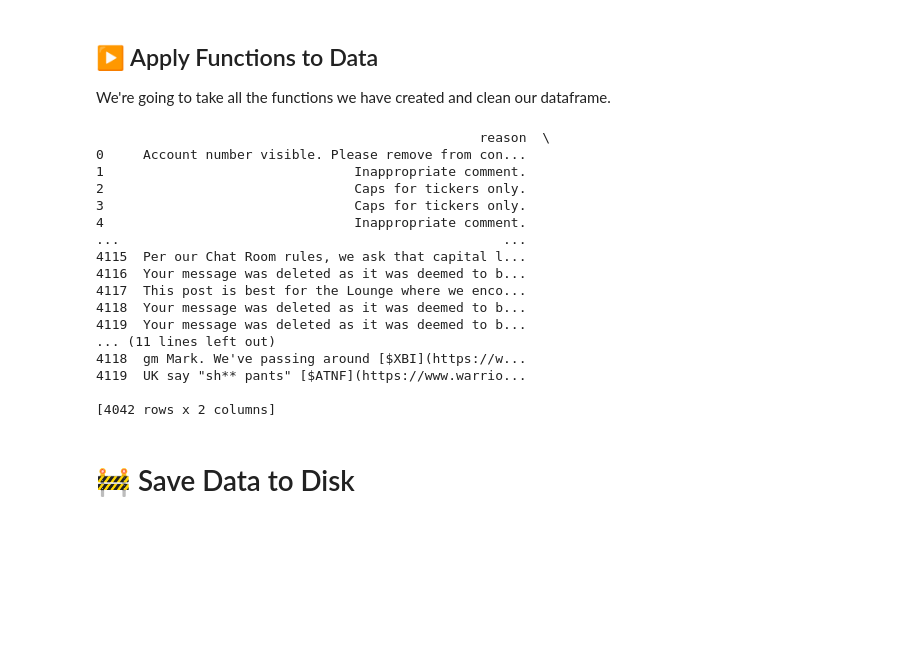
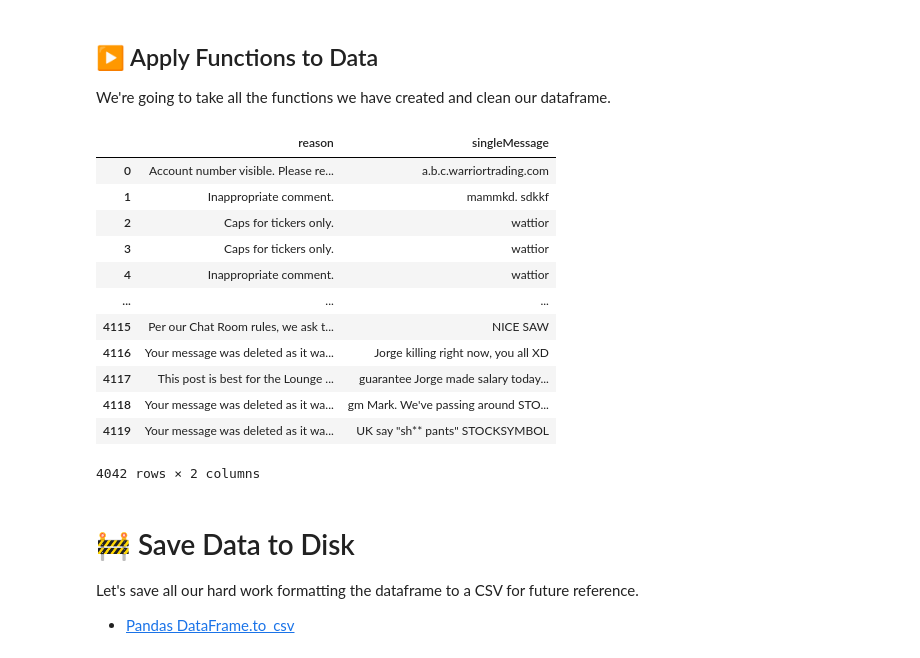
Before and after one commit to duaneleem/research.mldevops, a Jupyter notebook: message-categorization/rnn-softmax-multi-class-text-classify/preprocess-data.ipynb, the cells around one changed output. Saved outputs shown, nothing was run; the diff lists cells and outputs as text; code cells hidden in the pictures; blank space fills up the shorter version.

```diff
--- a/message-categorization/rnn-softmax-multi-class-text-classify/preprocess-data.ipynb
+++ b/message-categorization/rnn-softmax-multi-class-text-classify/preprocess-data.ipynb
@@ -151,4 +206,2 @@ Messages: 4042
-# %%
-df = df.drop(['messages'], axis=1)
 # %% [markdown]
 # Clean Data
@@ -155,3 +212,6 @@ df = df.drop(['messages'], axis=1)
+# %%
+def replaceStockSymbol(text):
+    return re.sub('\[\$.+\]\(.+\)', 'STOCKSYMBOL', text)
 # %% [markdown]
 ## Removing Punctuations and Cleaning Special Characters
 
@@ -318,31 +400,37 @@ We're going to take all the functions we have created and clean our dataframe.
 # %%
 # Apply the functions to the 'singleMessage' column
 
-# TODO: clean_text()
+# replaceStockSymbol(text)
+df['singleMessage'] = df['singleMessage'].apply(replaceStockSymbol)
+
+# clean_text(text)
 df['singleMessage'] = df['singleMessage'].apply(clean_text)
 
+# remove_contractions()
+df['singleMessage'] = df['singleMessage'].apply(remove_contractions)
+
 # TODO: clean_numbers()
-
-# TODO: remove_contractions()
+# df['singleMessage'] = df['singleMessage'].apply(clean_numbers)
 # %%
-print(df)
+# Check out the latest dataframe update.
+display(df)
 # %% [output]
+|  | reason | singleMessage |
+| 0 | Account number visible. Please re... | a.b.c.warriortrading.com |
+| 1 | Inappropriate comment. | mammkd. sdkkf |
+| 2 | Caps for tickers only. | wattior |
+| 3 | Caps for tickers only. | wattior |
+| 4 | Inappropriate comment. | wattior |
+| ... | ... | ... |
+| 4115 | Per our Chat Room rules, we ask t... | NICE SAW |
+| 4116 | Your message was deleted as it wa... | Jorge killing right now, you all XD |
+| 4117 | This post is best for the Lounge ... | guarantee Jorge made salary today... |
+| 4118 | Your message was deleted as it wa... | gm Mark. We've passing around STO... |
+| 4119 | Your message was deleted as it wa... | UK say "sh** pants" STOCKSYMBOL |
-                                                 reason  \
-0     Account number visible. Please remove from con...
-1                                Inappropriate comment.
-2                                Caps for tickers only.
-3                                Caps for tickers only.
-4                                Inappropriate comment.
-...                                                 ...
-4115  Per our Chat Room rules, we ask that capital l...
-4116  Your message was deleted as it was deemed to b...
-4117  This post is best for the Lounge where we enco...
-4118  Your message was deleted as it was deemed to b...
-4119  Your message was deleted as it was deemed to b...
-... (11 lines left out)
-4118  gm Mark. We've passing around [$XBI](https://w...
-4119  UK say "sh** pants" [$ATNF](https://www.warrio...
-
-[4042 rows x 2 columns]
+4042 rows × 2 columns
 # %% [markdown]
 # 🚧 Save Data to Disk
+
+Let's save all our hard work formatting the dataframe to a CSV for future reference.
+
+- [Pandas DataFrame.to_csv](https://pandas.pydata.org/docs/reference/api/pandas.DataFrame.to_csv.html)
```
Also changed, not shown: parts of 13 cells of this notebook.
